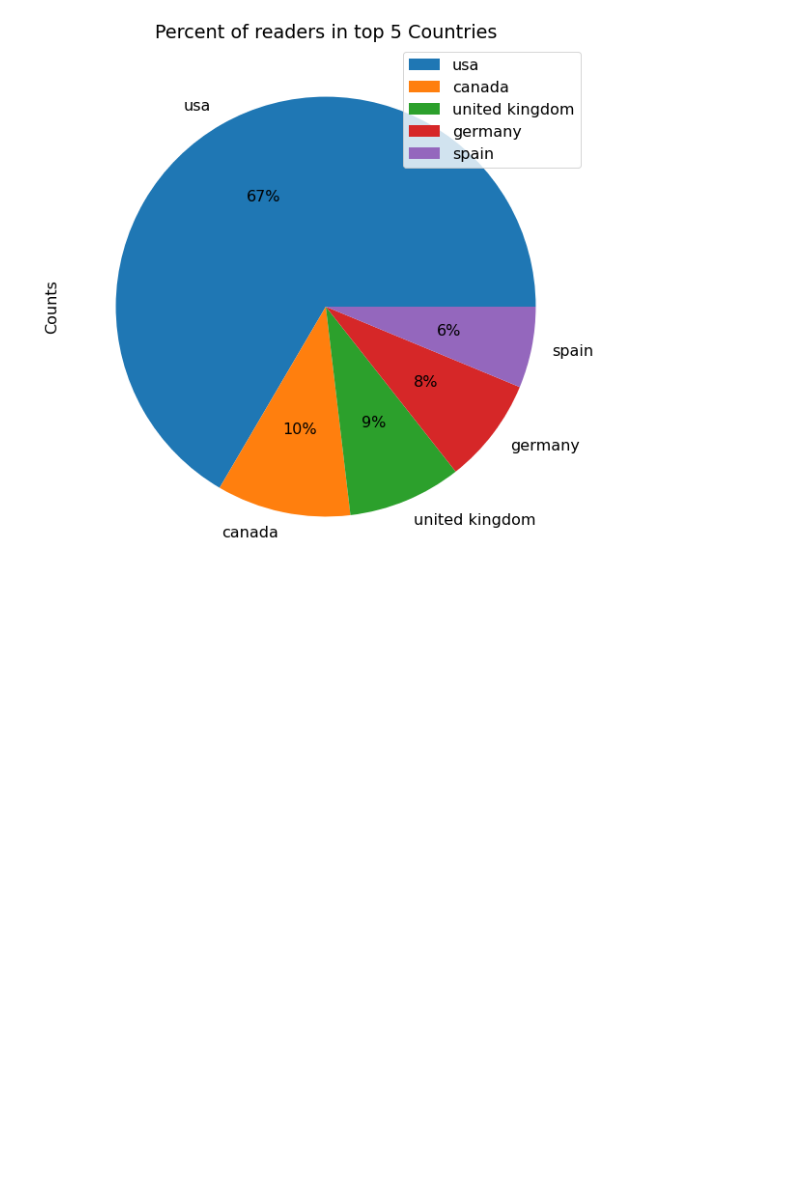
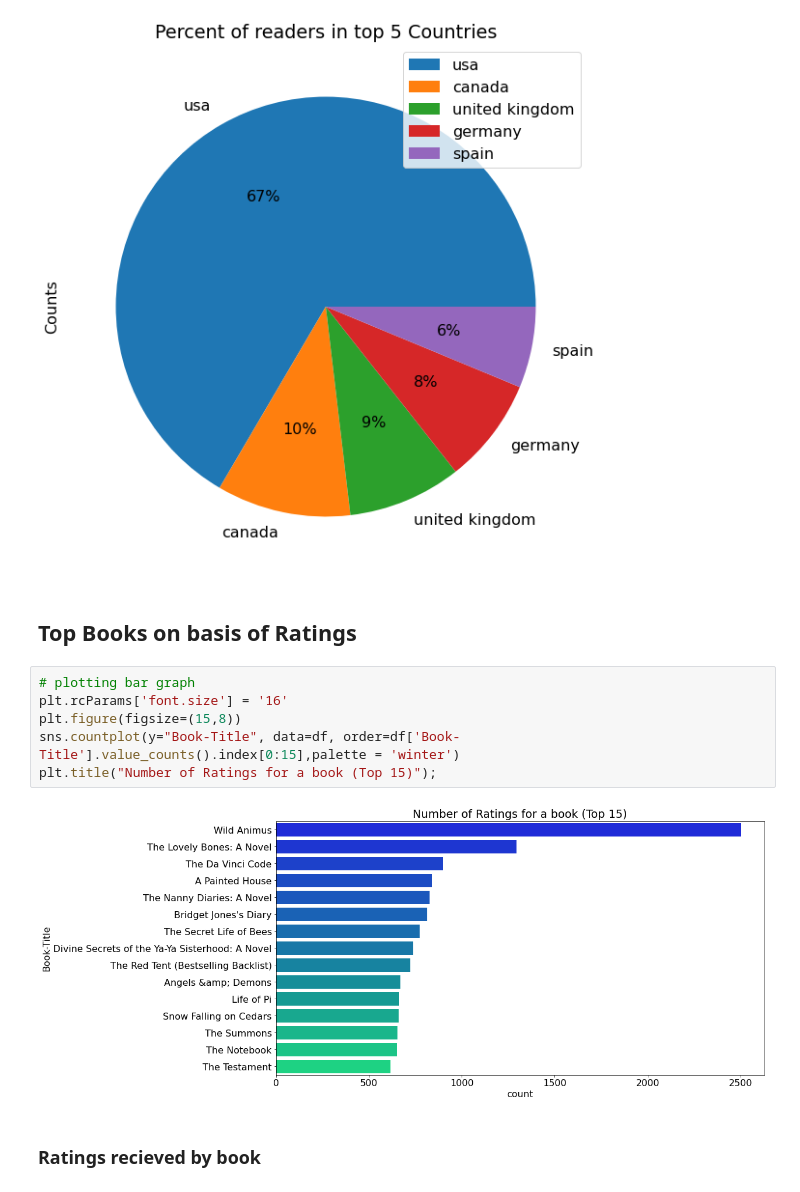
Before and after one commit to MANISH-KUMAR-CODES/Book-Recommendtion-System, a Jupyter notebook: Book_Recommendtion_System.ipynb, the cells around one changed output. Drawn from its saved outputs; the diff is of its cells as text; blank space fills up the shorter version.

```diff
--- a/Book_Recommendtion_System.ipynb
+++ b/Book_Recommendtion_System.ipynb
@@ -633,3 +643,15 @@ plt.title("Percent of readers in top 5 Countries")
 Text(0.5, 1.0, 'Percent of readers in top 5 Countries')
 <Figure size 1440x576 with 0 Axes>
 [figure]
+# %% [markdown]
+## Top Books on basis of Ratings
+# %%
+# plotting bar graph
+plt.rcParams['font.size'] = '16'
+plt.figure(figsize=(15,8))
+sns.countplot(y="Book-Title", data=df, order=df['Book-Title'].value_counts().index[0:15],palette = 'winter')
+plt.title("Number of Ratings for a book (Top 15)");
+# %% [output]
+[figure, added]
+# %% [markdown]
+### Ratings recieved by book
```
Also changed, not shown: parts of 15 cells of this notebook.
